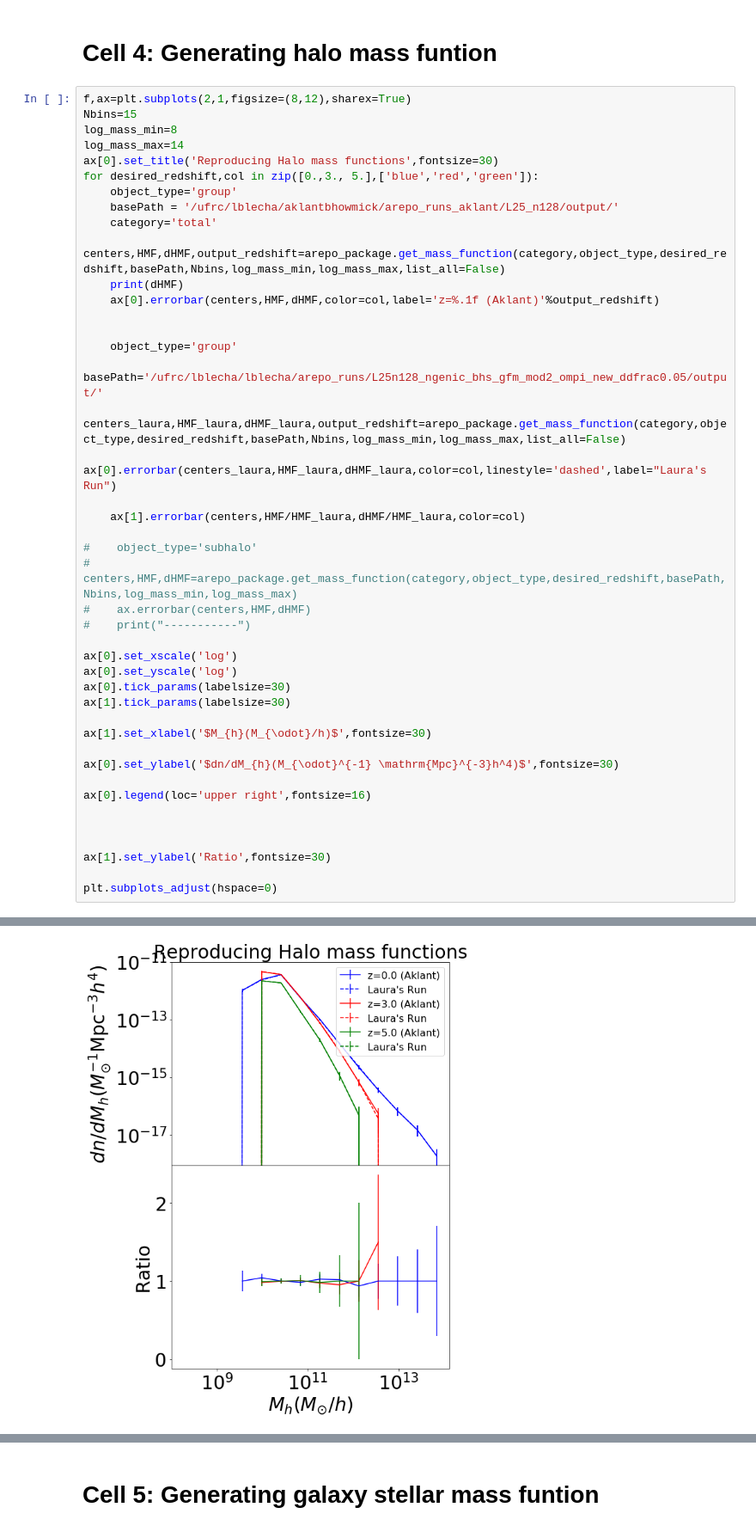
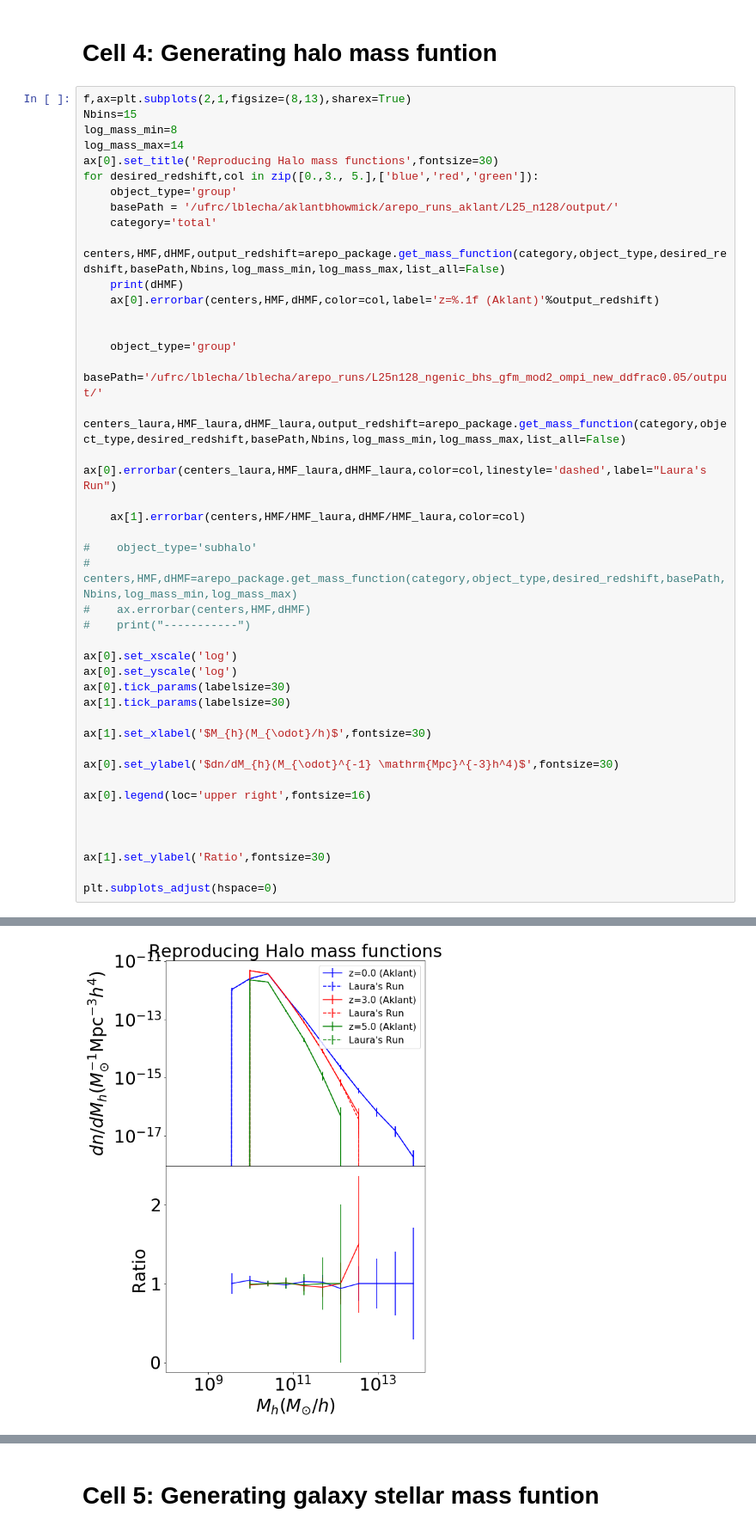
Before and after one commit to akbhowmi/arepo_package, a Jupyter notebook: example_codes.ipynb, the cells around one changed output, grey strips where cells are left out. Shown at 86% size. Saved outputs shown, nothing was run; the diff lists cells and outputs as text.

```diff
--- a/example_codes.ipynb
+++ b/example_codes.ipynb
@@ -86,7 +88,7 @@ Text(0, 0.5, '$\\xi(r)$')
 # %% [markdown]
 # Cell 4: Generating halo mass funtion
 # %%
-f,ax=plt.subplots(2,1,figsize=(8,12),sharex=True)
+f,ax=plt.subplots(2,1,figsize=(8,13),sharex=True)
 Nbins=15
 log_mass_min=8
 log_mass_max=14
@@ -132,31 +134,31 @@ plt.subplots_adjust(hspace=0)
 Desired redshift:  0.0
 Output redshift:  2.220446049250313e-16
 Output snapshot:  19
 [0.00000000e+00 0.00000000e+00 0.00000000e+00 1.37729941e-13
  1.30449799e-13 9.60227253e-14 2.32217592e-14 6.00830146e-15
  1.40180052e-15 3.28298290e-16 8.15841762e-17 2.15040126e-17
  6.20902921e-18 1.33626209e-18]
 Desired redshift:  0.0
 Output redshift:  2.220446049250313e-16
 Output snapshot:  19
 Desired redshift:  3.0
 Output redshift:  2.9891842243418814
 Output snapshot:  9
 [0.00000000e+00 0.00000000e+00 0.00000000e+00 0.00000000e+00
  1.77065664e-13 9.68887126e-14 2.36219996e-14 5.16445444e-15
  1.02541274e-15 1.83116037e-16 3.15974156e-17 0.00000000e+00
  0.00000000e+00 0.00000000e+00]
 Desired redshift:  3.0
 Output redshift:  2.9891842243418814
 Output snapshot:  9
 Desired redshift:  5.0
 Output redshift:  4.995933468164624
 Output snapshot:  7
 [0.00000000e+00 0.00000000e+00 0.00000000e+00 0.00000000e+00
  1.22780191e-13 6.92800797e-14 1.34292678e-14 2.61208055e-15
  3.93871944e-16 4.89398195e-17 0.00000000e+00 0.00000000e+00
  0.00000000e+00 0.00000000e+00]
 Desired redshift:  5.0
 Output redshift:  4.995933468164624
 Output snapshot:  7
-[figure, old version]
+[figure, new version]
```
Also changed, not shown: parts of 4 cells of this notebook.
